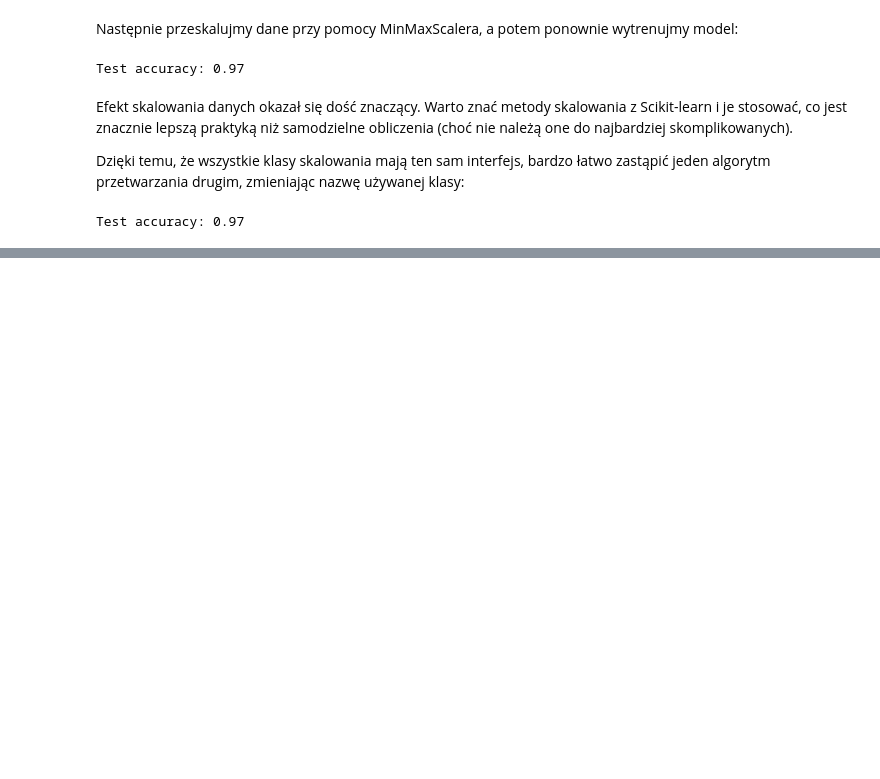
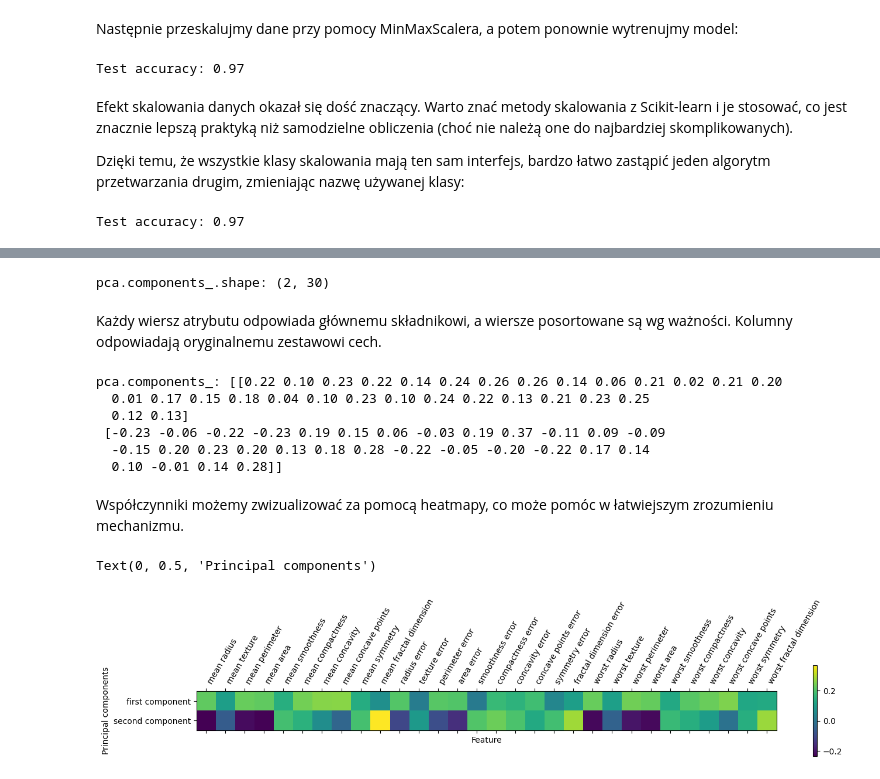
Before and after one commit to jakubtwalczak/Muller_Guido_Introduction_to_ML, a Jupyter notebook: Rozdział_3_Uczenie_nienadzorowane.ipynb, the cells around one changed output, grey strips where cells are left out. Drawn from its saved outputs; the diff is of its cells as text; code cells hidden in the pictures; blank space fills up the shorter version.

Commit message:
Utworzono za pomocą Colab

```diff
--- a/Rozdział_3_Uczenie_nienadzorowane.ipynb
+++ b/Rozdział_3_Uczenie_nienadzorowane.ipynb
@@ -172,0 +245,28 @@ Test accuracy: 0.97
+# %%
+print(f"pca.components_.shape: {pca.components_.shape}")
+# %% [output]
+pca.components_.shape: (2, 30)
+# %% [markdown]
+Każdy wiersz atrybutu odpowiada głównemu składnikowi, a wiersze posortowane są wg ważności. Kolumny odpowiadają oryginalnemu zestawowi cech.
+# %%
+print(f"pca.components_: {pca.components_}")
+# %% [output]
+pca.components_: [[0.22 0.10 0.23 0.22 0.14 0.24 0.26 0.26 0.14 0.06 0.21 0.02 0.21 0.20
+  0.01 0.17 0.15 0.18 0.04 0.10 0.23 0.10 0.24 0.22 0.13 0.21 0.23 0.25
+  0.12 0.13]
+ [-0.23 -0.06 -0.22 -0.23 0.19 0.15 0.06 -0.03 0.19 0.37 -0.11 0.09 -0.09
+  -0.15 0.20 0.23 0.20 0.13 0.18 0.28 -0.22 -0.05 -0.20 -0.22 0.17 0.14
+  0.10 -0.01 0.14 0.28]]
+# %% [markdown]
+Współczynniki możemy zwizualizować za pomocą heatmapy, co może pomóc w łatwiejszym zrozumieniu mechanizmu.
+# %%
+plt.matshow(pca.components_, cmap='viridis')
+plt.yticks([0, 1], ["first component", "second component"])
+plt.colorbar()
+plt.xticks(range(len(cancer.feature_names)),
+           cancer.feature_names, rotation=60, ha='left')
+plt.xlabel("Feature")
+plt.ylabel("Principal components")
+# %% [output]
+Text(0, 0.5, 'Principal components')
+[figure, added]
```
Also changed, not shown: parts of 39 cells of this notebook.
